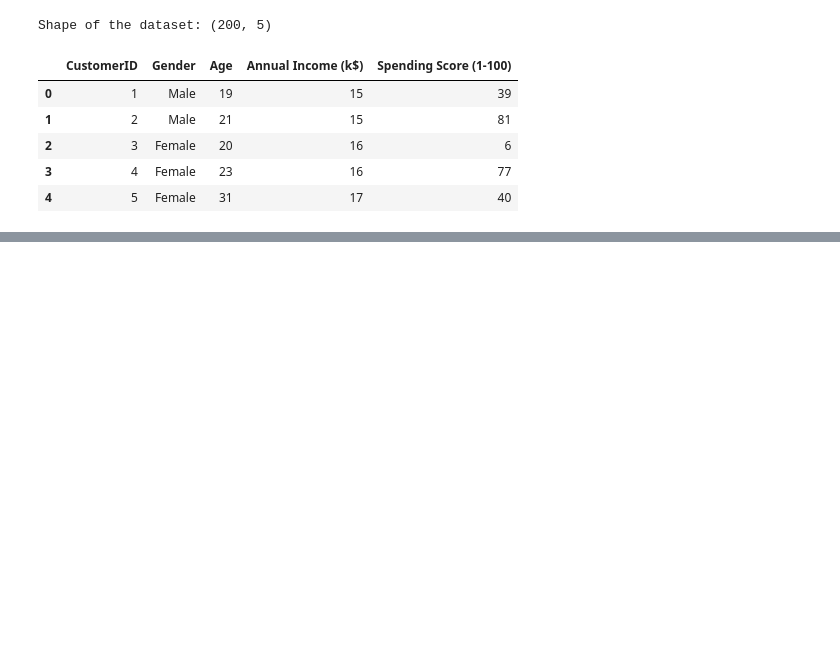
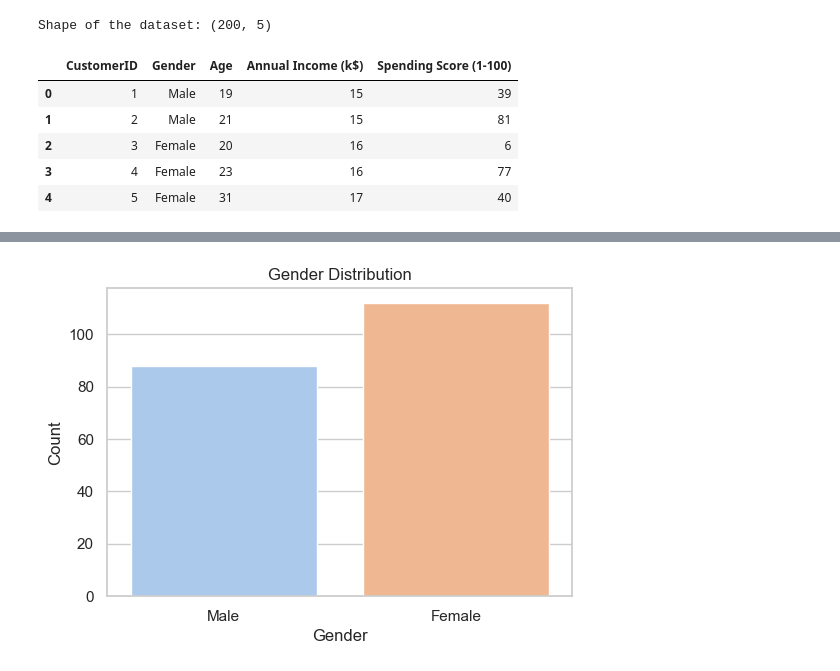
Before and after one commit to DarkSoulsV/CSCA-5632---Final-Project, a Jupyter notebook: Final_CSCA 5632.ipynb, the cells around one changed output, grey strips where cells are left out. Saved outputs shown, nothing was run; the diff lists cells and outputs as text; code cells hidden in the pictures; blank space fills up the shorter version.

```diff
--- a/Final_CSCA 5632.ipynb
+++ b/Final_CSCA 5632.ipynb
@@ -52,0 +143,21 @@ Shape of the dataset: (200, 5)
+# %%
+# Let's check the distribution of the Gender column.
+# Even though Gender won't be directly used in clustering (we focus on numerical features),
+# it's good to understand dataset balance.
+
+plt.figure(figsize=(6,4))
+
+sns.countplot(
+    data=df,
+    x="Gender",
+    hue="Gender",
+    palette="pastel",
+    legend=False
+)
+
+plt.title("Gender Distribution")
+plt.xlabel("Gender")
+plt.ylabel("Count")
+plt.show()
+# %% [output]
+[figure, added]
```
Also changed, not shown: parts of 14 cells of this notebook.
